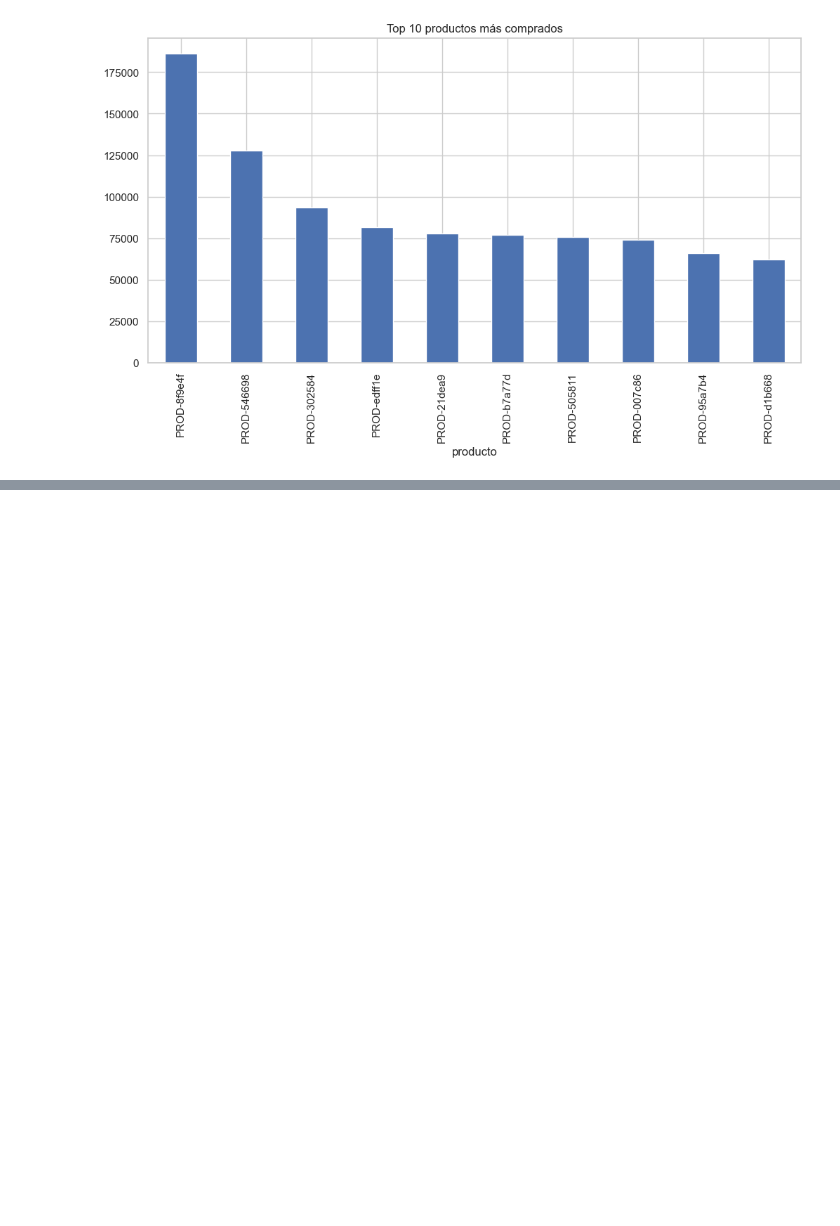
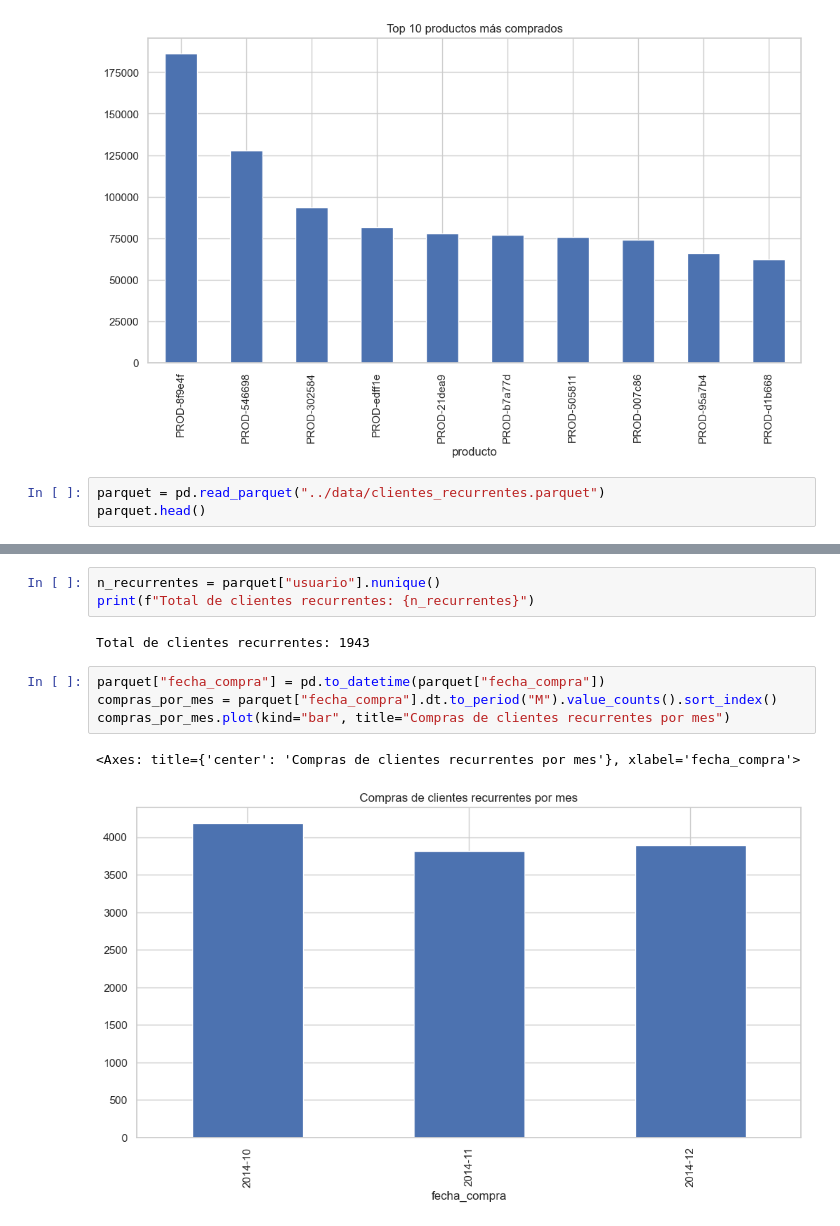
Before and after one commit to Jwpr-dpr/supermercado-engagement, a Jupyter notebook: notebooks/analisis_exploratorio.ipynb, the cells around one changed output, grey strips where cells are left out. Saved outputs shown, nothing was run; the diff lists cells and outputs as text; blank space fills up the shorter version.

```diff
--- a/notebooks/analisis_exploratorio.ipynb
+++ b/notebooks/analisis_exploratorio.ipynb
@@ -87,3 +87,6 @@ if "producto" in df.columns:
     plt.title("Top 10 productos más comprados")
 # %% [output]
 [figure]
+# %%
+parquet = pd.read_parquet("../data/clientes_recurrentes.parquet")
+parquet.head()
@@ -89,0 +100,12 @@ if "producto" in df.columns:
+# %%
+n_recurrentes = parquet["usuario"].nunique()
+print(f"Total de clientes recurrentes: {n_recurrentes}")
+# %% [output]
+Total de clientes recurrentes: 1943
+# %%
+parquet["fecha_compra"] = pd.to_datetime(parquet["fecha_compra"])
+compras_por_mes = parquet["fecha_compra"].dt.to_period("M").value_counts().sort_index()
+compras_por_mes.plot(kind="bar", title="Compras de clientes recurrentes por mes")
+# %% [output]
+<Axes: title={'center': 'Compras de clientes recurrentes por mes'}, xlabel='fecha_compra'>
+[figure, added]
```
Also changed, not shown: parts of 4 cells of this notebook, 13 other files.
